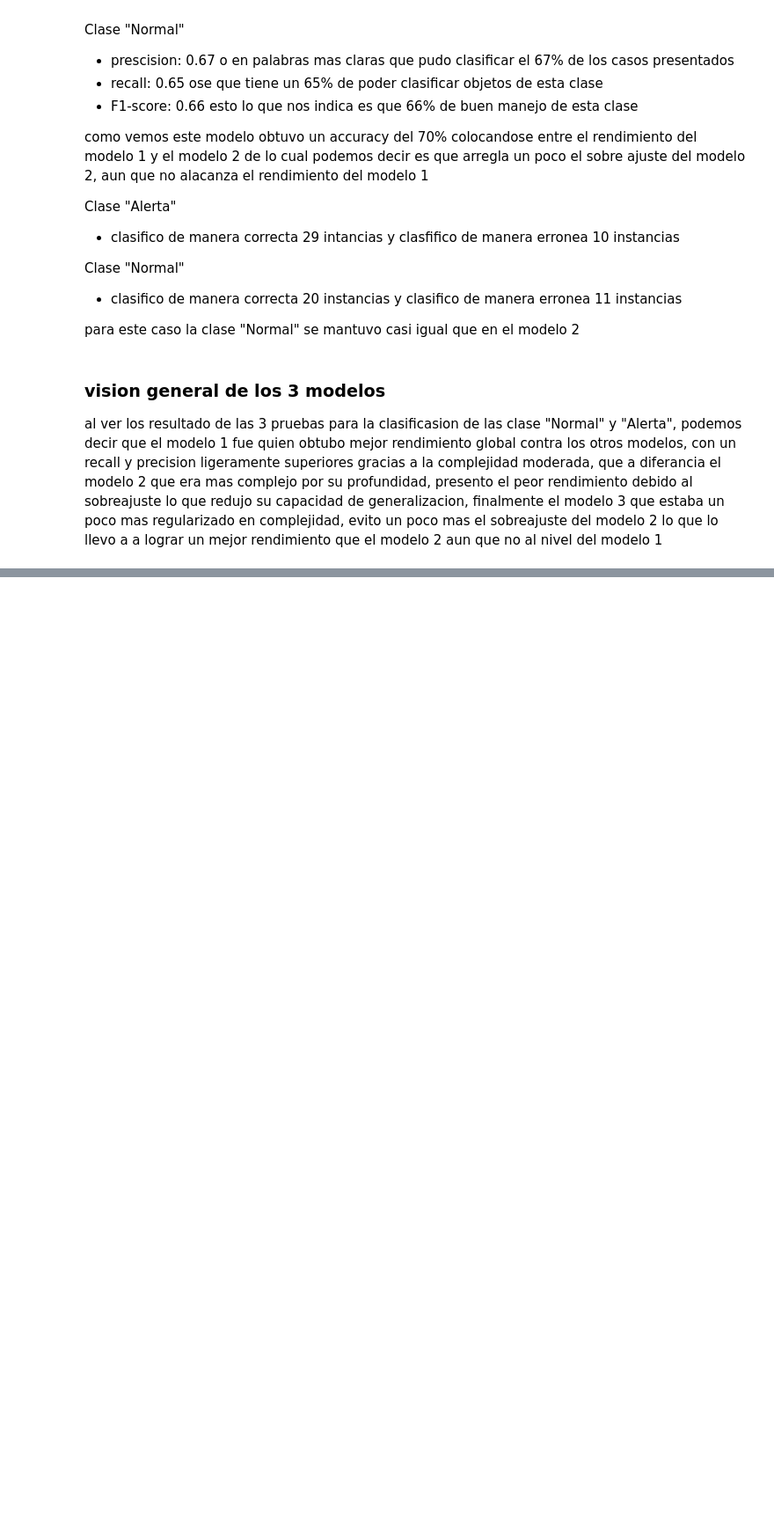
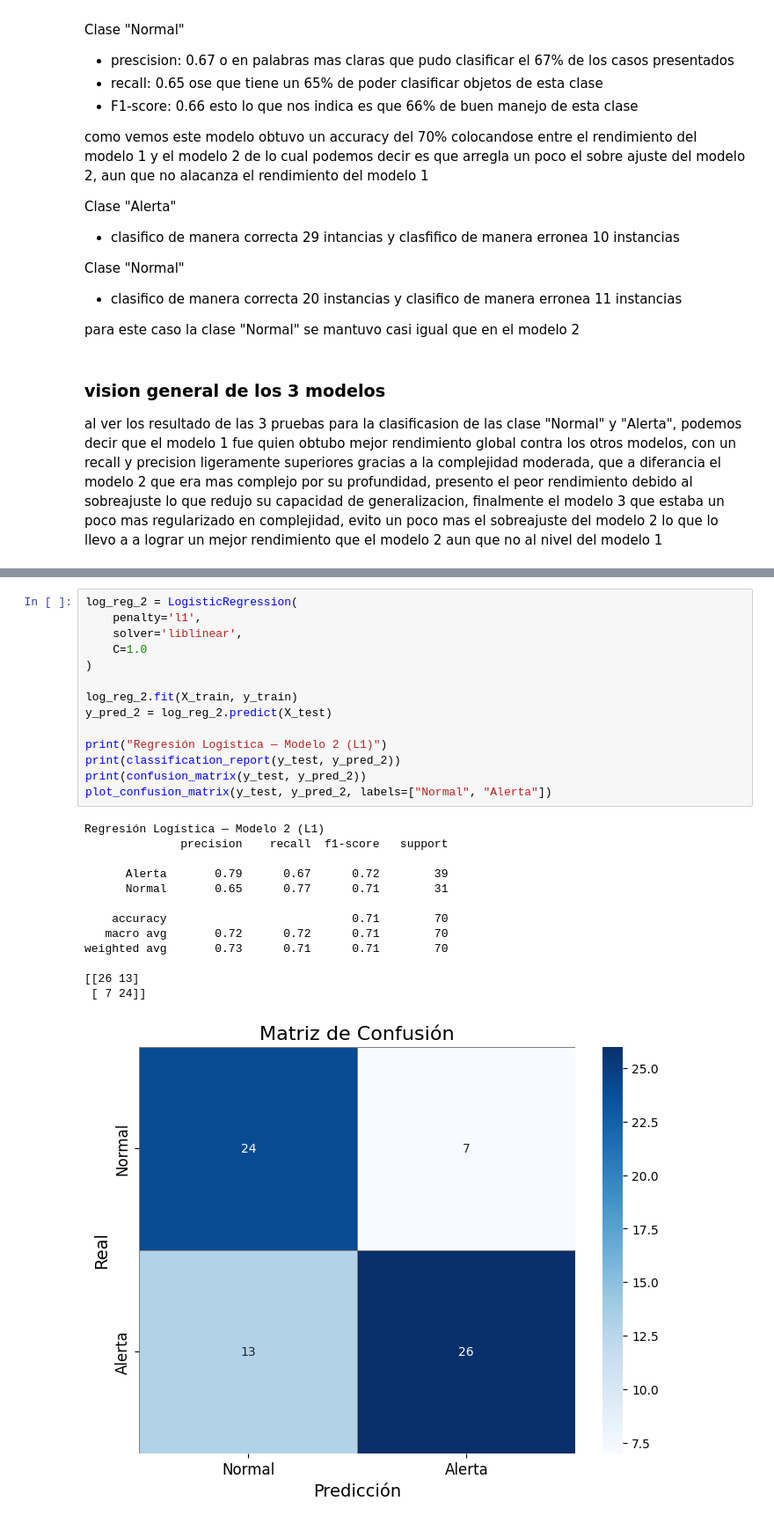
Before and after one commit to AlejandroAvila43/MineriaDeDatos, a Jupyter notebook: Air quality/AirQuality.ipynb, the cells around one changed output, grey strips where cells are left out. Shown at 88% size. Cells and saved outputs as stored; diff of their text form; blank space fills up the shorter version.

```diff
--- a/Air quality/AirQuality.ipynb
+++ b/Air quality/AirQuality.ipynb
@@ -665,0 +717,28 @@ al ver los resultado de las 3 pruebas para la clasificasion de las clase "Normal
+# %%
+log_reg_2 = LogisticRegression(
+    penalty='l1',
+    solver='liblinear',
+    C=1.0
+)
+
+log_reg_2.fit(X_train, y_train)
+y_pred_2 = log_reg_2.predict(X_test)
+
+print("Regresión Logística — Modelo 2 (L1)")
+print(classification_report(y_test, y_pred_2))
+print(confusion_matrix(y_test, y_pred_2))
+plot_confusion_matrix(y_test, y_pred_2, labels=["Normal", "Alerta"])
+# %% [output]
+Regresión Logística — Modelo 2 (L1)
+              precision    recall  f1-score   support
+
+      Alerta       0.79      0.67      0.72        39
+      Normal       0.65      0.77      0.71        31
+
+    accuracy                           0.71        70
+   macro avg       0.72      0.72      0.71        70
+weighted avg       0.73      0.71      0.71        70
+
+[[26 13]
+ [ 7 24]]
+[figure, added]
```
Also changed, not shown: parts of 11 cells of this notebook.
